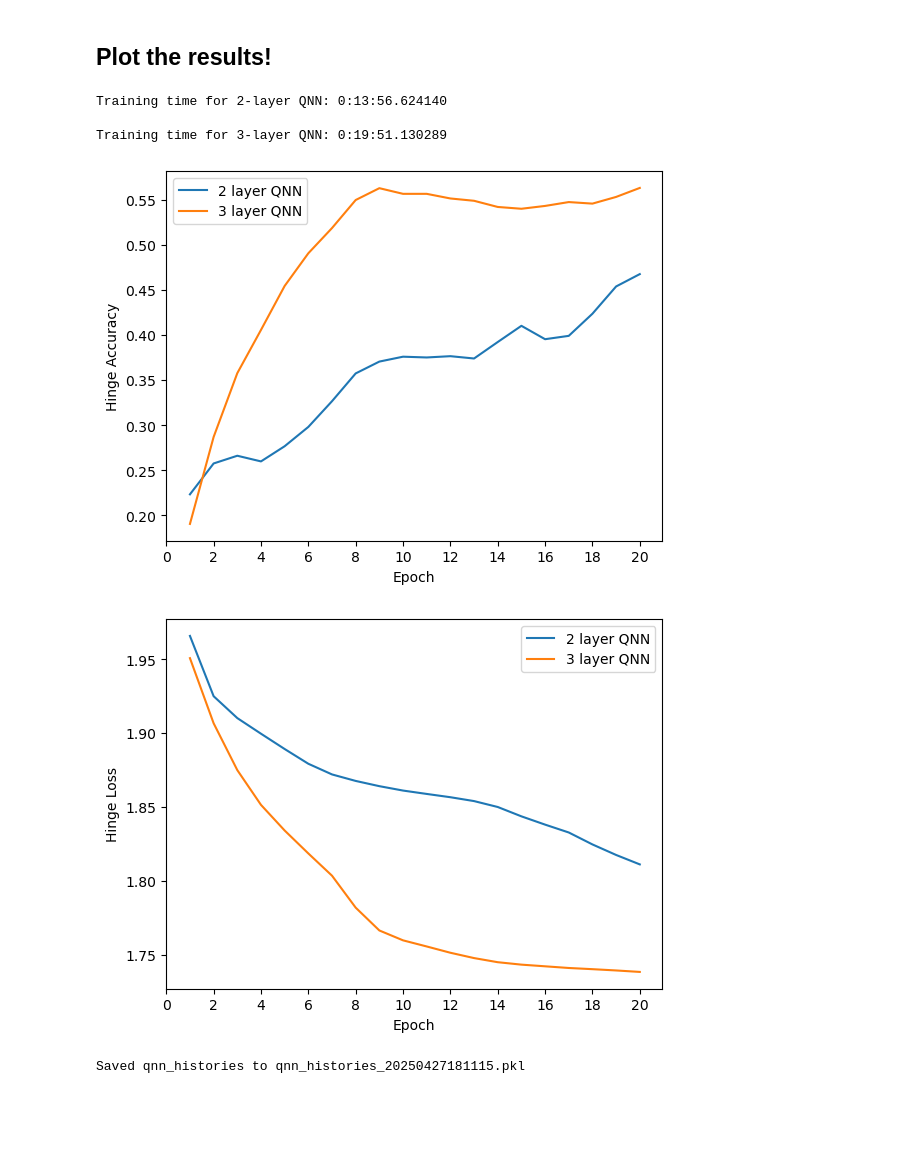
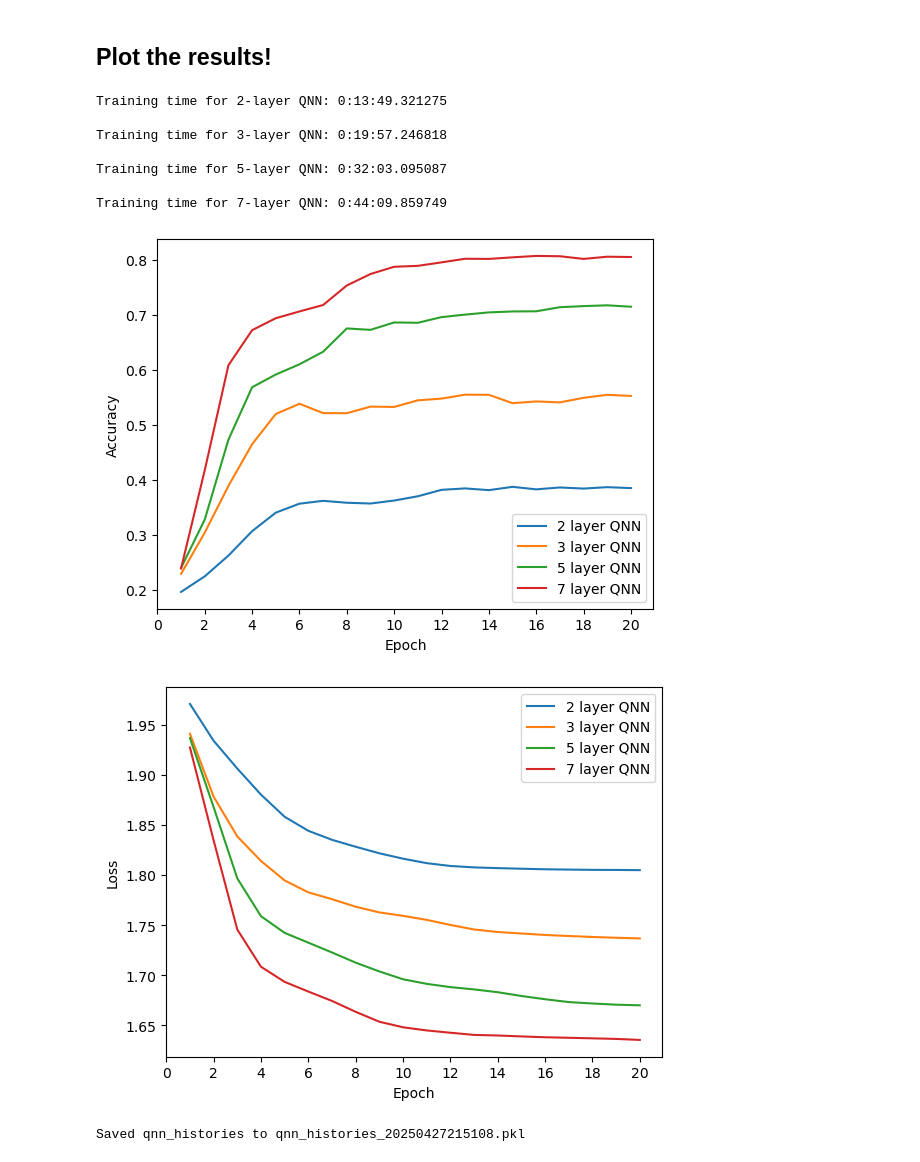
Before and after one commit to psamtam/QuantumMLClassification, a Jupyter notebook: MNIST-classification_multi-class-classifying_0to6_2-layers_using_amplitude_encoding_9x9.ipynb, the cells around one changed output. Drawn from its saved outputs; the diff is of its cells as text; code cells hidden in the pictures; blank space fills up the shorter version.

```diff
--- a/MNIST-classification_multi-class-classifying_0to6_2-layers_using_amplitude_encoding_9x9.ipynb
+++ b/MNIST-classification_multi-class-classifying_0to6_2-layers_using_amplitude_encoding_9x9.ipynb
@@ -200,7 +199,7 @@ def build_qnn_model(num_of_layers):
 # %%
 qnn_list = []
 
-for num_of_layers in [2, 3]:
+for num_of_layers in [2, 3, 5, 7]:
     qnn_history, model_training_time, qnn_results = build_qnn_model(num_of_layers)
     qnn_list.append([num_of_layers, qnn_history, model_training_time, qnn_results])
 # %% [output]
@@ -233,31 +232,35 @@ for [i, qnn_history, model_training_time, qnn_results] in qnn_list:
         qnn_histories[i] = []
     qnn_histories[i].append(qnn_history)
 # %% [output]
-Training time for 2-layer QNN: 0:13:56.624140
+Training time for 2-layer QNN: 0:13:49.321275
 
-Training time for 3-layer QNN: 0:19:51.130289
+Training time for 3-layer QNN: 0:19:57.246818
+
+Training time for 5-layer QNN: 0:32:03.095087
+
+Training time for 7-layer QNN: 0:44:09.859749
 # %%
 # plot the hinge accuracy for the qnn history
 for n in qnn_histories.keys():
     plt.plot(np.arange(1,21), qnn_histories[n][0].history["accuracy"], label=f"{n} layer QNN")
 
 plt.xlabel("Epoch")
-plt.ylabel("Hinge Accuracy")
+plt.ylabel("Accuracy")
 plt.legend()
 # modify x_ticks to also include 20
 plt.xticks(np.arange(0, 21, 2))
 # save as pdf with tight layout and no padding
 #plt.savefig("qnn_hinge_accuracy.pdf", bbox_inches="tight", pad_inches=0)
 plt.show()
 # %% [output]
-[figure, old version]
+[figure, new version]
 # %%
 # plot the hinge accuracy for the loss for both 1 and 2 layer on the same axes
 for n in qnn_histories.keys():
     plt.plot(np.arange(1,21), qnn_histories[n][0].history["loss"], label=f"{n} layer QNN")
 
 plt.xlabel("Epoch")
-plt.ylabel("Hinge Loss")
+plt.ylabel("Loss")
 plt.legend()
 # modify x_ticks to also include 20
 plt.xticks(np.arange(0, 21, 2))
@@ -265,14 +268,16 @@ plt.xticks(np.arange(0, 21, 2))
 #plt.savefig("qnn_hinge_loss.pdf", bbox_inches="tight", pad_inches=0)
 plt.show()
 # %% [output]
-[figure, old version]
+[figure, new version]
 # %%
 import pickle
 
+qnn_histories_simple = {k: [h.history for h in v] for k, v in qnn_histories.items()}
+
 timestamp = datetime.now().strftime("%Y%m%d%H%M%S")
 with open(f'qnn_histories_{timestamp}.pkl', 'wb') as f:
-    pickle.dump(qnn_histories, f)
+    pickle.dump(qnn_histories_simple, f)
 
 print(f"Saved qnn_histories to qnn_histories_{timestamp}.pkl")
 # %% [output]
-Saved qnn_histories to qnn_histories_20250427181115.pkl
+Saved qnn_histories to qnn_histories_20250427215108.pkl
```
Also changed, not shown: parts of 4 cells of this notebook, 1 other file.
